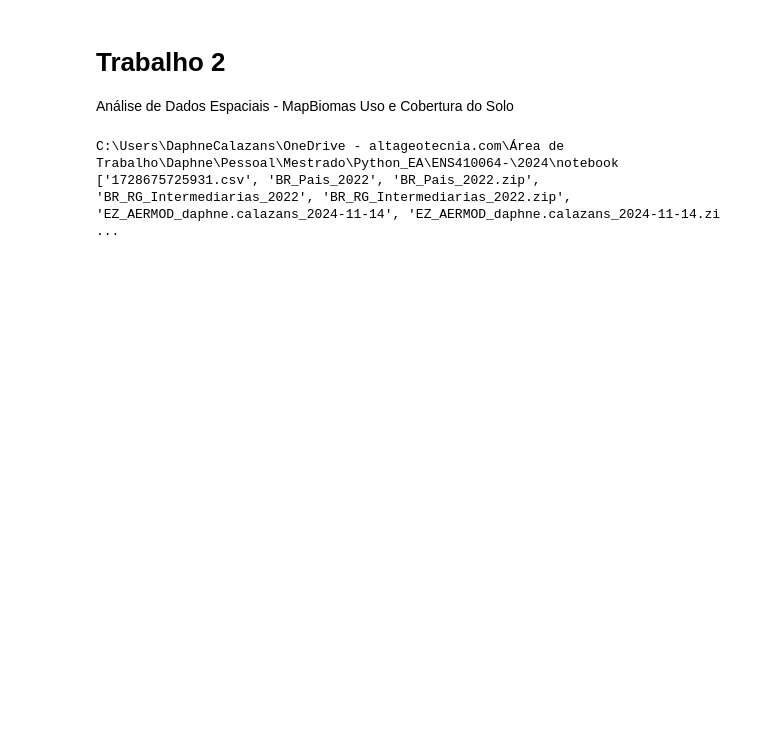
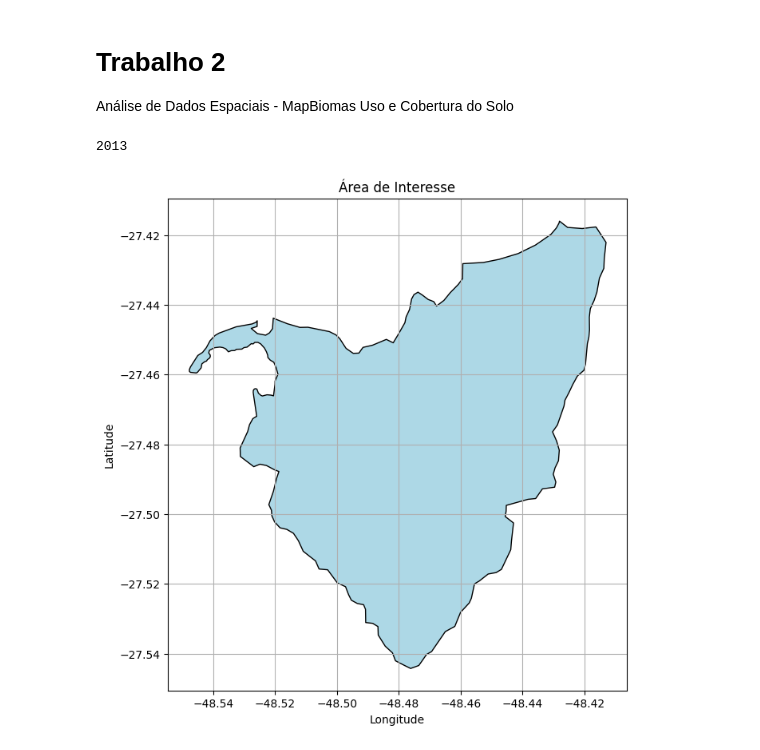
Before and after one commit to daphnecalazans/ENS410064-, a Jupyter notebook: 2024/notebook/Trabalho2.ipynb, the cells around one changed output. Saved outputs shown, nothing was run; the diff lists cells and outputs as text; code cells hidden in the pictures; blank space fills up the shorter version.

Commit message:
trabalho2quase

```diff
--- a/2024/notebook/Trabalho2.ipynb
+++ b/2024/notebook/Trabalho2.ipynb
@@ -2,23 +2,3 @@
 # Trabalho 2
 
 Análise de Dados Espaciais - MapBiomas Uso e Cobertura do Solo
-# %%
-# Caminhios para a pasta de dados
-import os
-
-#Pasta atual
-pastaAtual = os.getcwd()
-print(pastaAtual)
-#Pasta dados
-pastaDados=r'../dados'
-
-#Lisrando arquivos
-listaDados=os.listdir(pastaDados)
-print(listaDados)
-
-#Selecionando os arquivos do MapBiomas
-prefixed = [filename for filename in os.listdir(pastaDados) if filename.startswith("basil_")]
-print(prefixed)
-# %% [output]
-C:\Users\DaphneCalazans\OneDrive - altageotecnia.com\Área de Trabalho\Daphne\Pessoal\Mestrado\Python_EA\ENS410064-\2024\notebook
-['1728675725931.csv', 'BR_Pais_2022', 'BR_Pais_2022.zip', 'BR_RG_Intermediarias_2022', 'BR_RG_Intermediarias_2022.zip', 'EZ_AERMOD_daphne.calazans_2024-11-14', 'EZ_AERMOD_daphne.calazans_2024-11-14.zi ...
@@ -24,0 +14,30 @@ C:\Users\DaphneCalazans\OneDrive - altageotecnia.com\Área de Trabalho\Daphne\Pe
+# %%
+#Determinando os caminhos
+#Arquivo uso do solo
+usosolo=r'../dados_solo/brasil_coverage_2013.tif'
+#Extraindo o ano do uso do solo do arquivo
+ano = usosolo.split('_')[-1].split('.')[0]
+#Arquivo com shape do local de interesse
+shape=r'../dados_solo/bacia_ratones.shp'
+print(ano)
+# %% [output]
+2013
+# %%
+#Lendo shape com Geopandas
+vector=gpd.read_file(shape)
+#Reprojetando para a figura sair em sigas2000
+# Reprojetar para o CRS desejado
+vector_reprojected = vector.to_crs(epsg=4674)
+
+# Plotar o shapefile reprojetado
+fig, ax = plt.subplots(figsize=(10, 8))
+vector_reprojected.plot(ax=ax, color='lightblue', edgecolor='black')
+
+# Configurar os rótulos dos eixos
+ax.set_xlabel("Longitude")
+ax.set_ylabel("Latitude")
+ax.set_title("Área de Interesse")
+plt.grid(True)
+plt.show()
+# %% [output]
+[figure, added]
```
Also changed, not shown: parts of 12 cells of this notebook, 2 other files.
